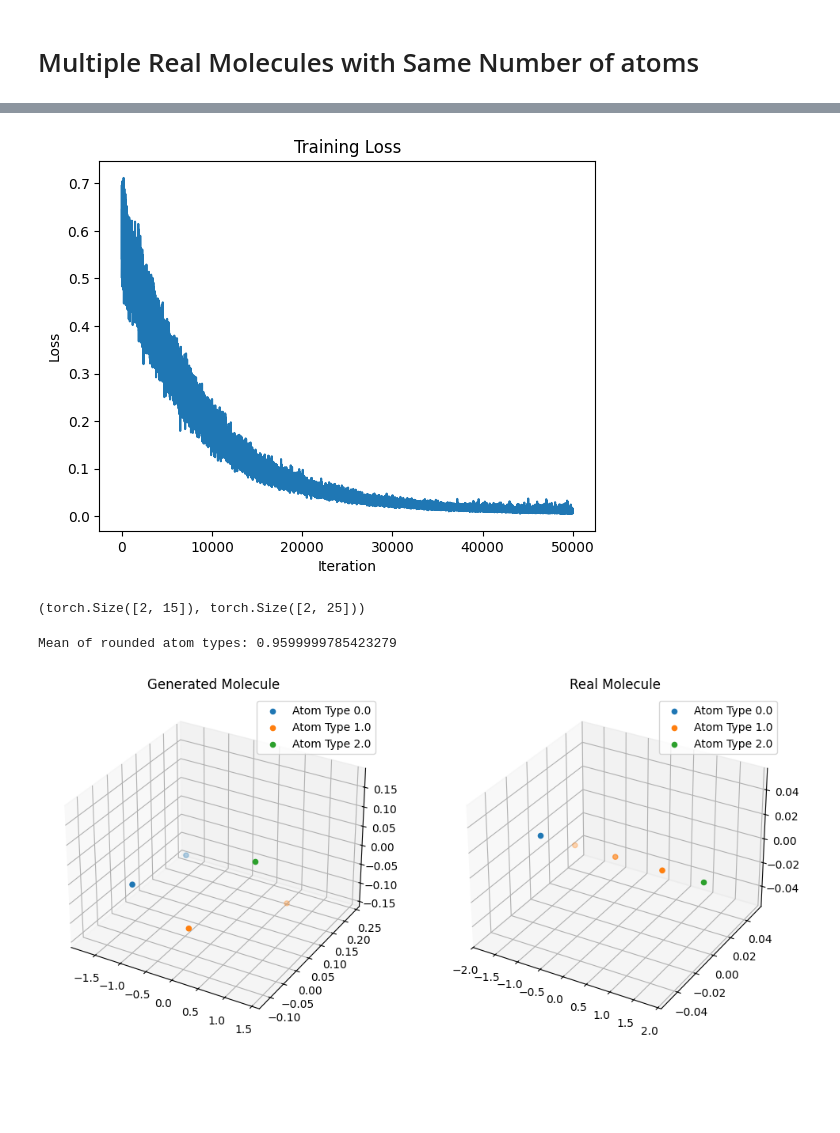
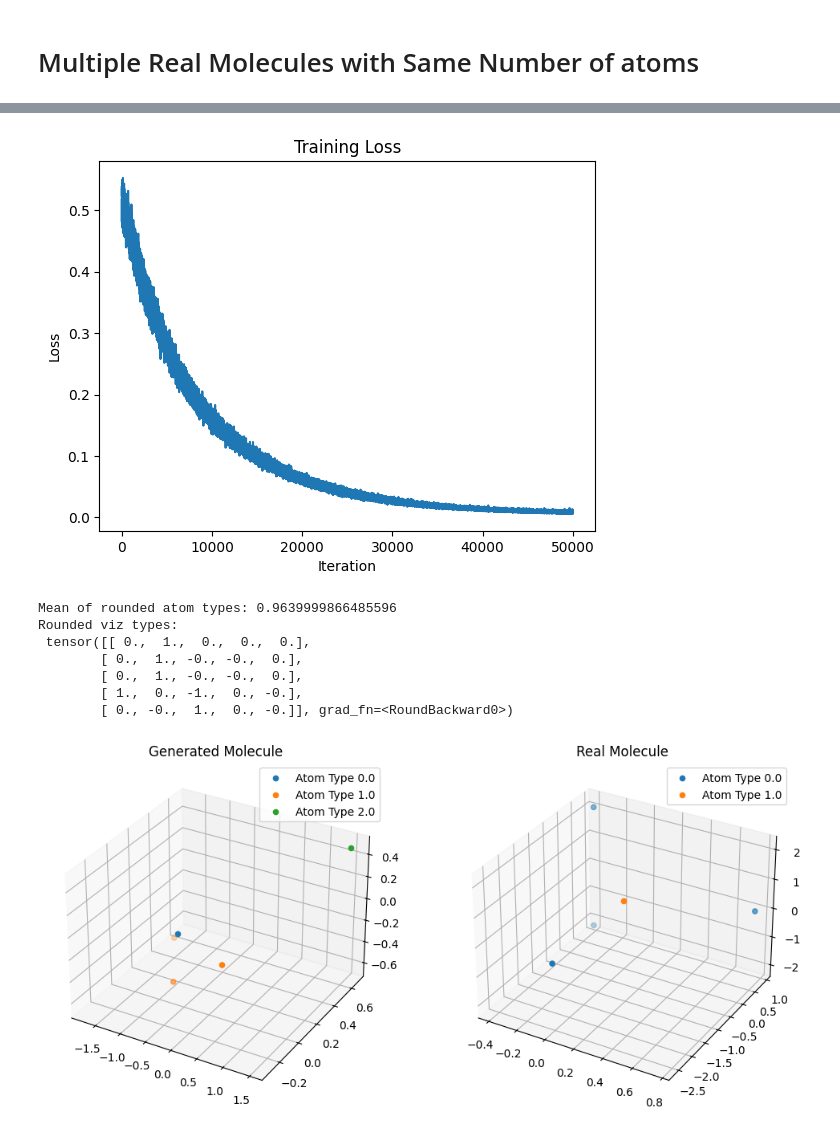
Before and after one commit to edovergna/equi-drifting, a Jupyter notebook: notebooks/one_real_molecule_exp.ipynb, the cells around one changed output, grey strips where cells are left out. Drawn from its saved outputs; the diff is of its cells as text; code cells hidden in the pictures; blank space fills up the shorter version.

```diff
--- a/notebooks/one_real_molecule_exp.ipynb
+++ b/notebooks/one_real_molecule_exp.ipynb
@@ -698,7 +698,7 @@ import torch
 import torch.nn.functional as F
 
 NUM_ITERS = 50000
-N_GEN_MOLS = 10
+N_GEN_MOLS = 100
 N_REAL_MOLS = 2
 NUM_ATOM_TYPES = 5
 NUM_ATOMS = 5
@@ -789,10 +789,6 @@ Iter 49999: Loss = 0.009534618817269802
-[figure, old version]
+[figure, new version]
-# %%
-real_pos.shape, real_types.shape
-# %% [output]
-(torch.Size([2, 15]), torch.Size([2, 25]))
 # %%
-REAL_MOL_IDX = 1
+REAL_MOL_IDX = 0
 
 selected_real_pos = real_pos[REAL_MOL_IDX].view(1, -1)
 selected_real_types = real_types[REAL_MOL_IDX].view(1, -1)
@@ -812,7 +808,9 @@ SELECTED_IDX = 0
 viz_pos = sorted_pos[SELECTED_IDX].squeeze()
 viz_types = gen_types.reshape(N_GEN_MOLS, -1)
 viz_types = viz_types[closest_indices[SELECTED_IDX]]
-viz_types = viz_types.view(-1, NUM_ATOM_TYPES).argmax(dim=1).float()
+viz_types = viz_types.view(-1, NUM_ATOM_TYPES)
+print(f"Rounded viz types: \n {viz_types.round()}")
+viz_types = viz_types.argmax(dim=1).float()
 
 real_types_argmax = selected_real_types.view(-1, NUM_ATOM_TYPES).argmax(dim=1).float()
 
@@ -820,5 +818,11 @@ visualize_both_molecules_with_atom_types(
     viz_pos.view(-1, 3), viz_types, selected_real_pos.view(-1, 3), real_types_argmax
 )
 # %% [output]
-Mean of rounded atom types: 0.9599999785423279
+Mean of rounded atom types: 0.9639999866485596
+Rounded viz types:
+ tensor([[ 0.,  1.,  0.,  0.,  0.],
+        [ 0.,  1., -0., -0.,  0.],
+        [ 0.,  1., -0., -0.,  0.],
+        [ 1.,  0., -1.,  0., -0.],
+        [ 0., -0.,  1.,  0., -0.]], grad_fn=<RoundBackward0>)
-[figure, old version]
+[figure, new version]
```
Also changed, not shown: parts of 1 cell of this notebook.
